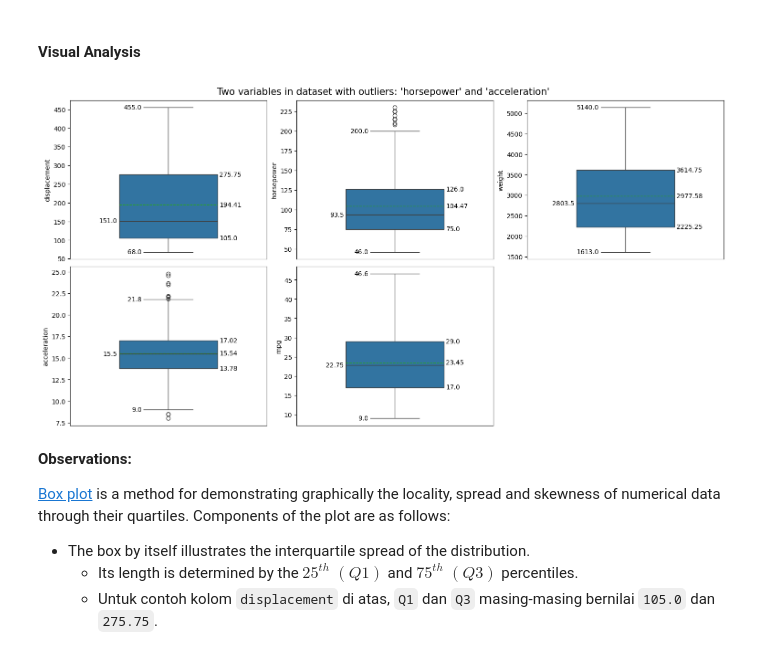
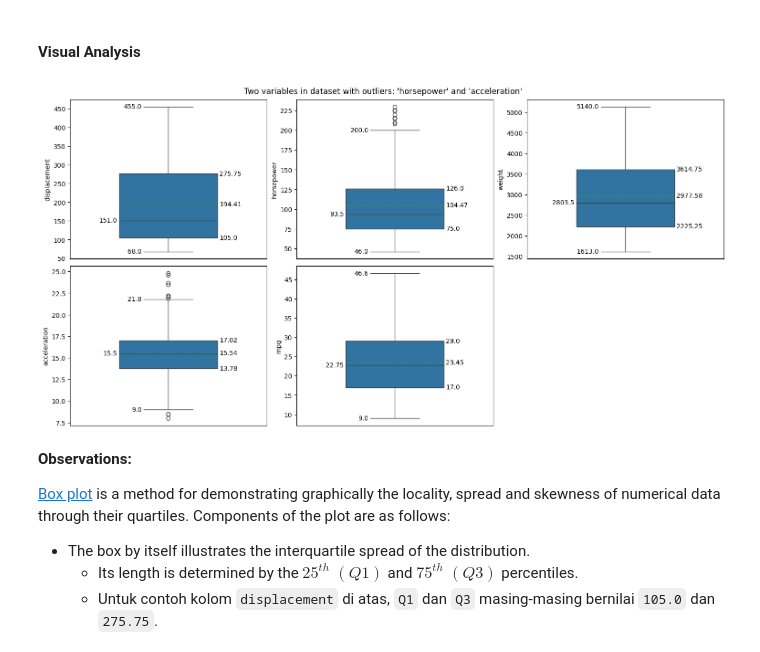
Before and after one commit to garudapaksi-yusuf/Auto_MPG_Prediction, a Jupyter notebook: notebook/__2_data_analysis.ipynb, the cells around one changed output. Saved outputs shown, nothing was run; the diff lists cells and outputs as text; code cells hidden in the pictures.

```diff
--- a/notebook/__2_data_analysis.ipynb
+++ b/notebook/__2_data_analysis.ipynb
@@ -98,41 +98,41 @@ plt.figure(
 )
 plt.suptitle(
     t="Two variables in dataset with outliers: 'horsepower' and 'acceleration'",
-    size=15
+    size=12.5
 )
 
 # create boxplot for each numerical columns
 for count, column in enumerate(iterable=data_numerical):
     plt.subplot(2, 3, count + 1)
     boxplot = sns.boxplot(
         data=data,
         y=column,
         width=0.5,
         showmeans=True,
         meanline=True
     )
     boxplot.set_xticks(ticks=list())
 
     # adding boxplot elements
     x_Q1, y_Q1 = boxplot.get_lines()[0].get_xydata()[0]
     boxplot.text(x=x_Q1 + 0.26, y=y_Q1, s=round(number=y_Q1, ndigits=2), verticalalignment='center', horizontalalignment='left')
 
     x_Q3, y_Q3 = boxplot.get_lines()[1].get_xydata()[0]
     boxplot.text(x=x_Q3 + 0.26, y=y_Q3, s=round(number=y_Q3, ndigits=2), verticalalignment='center', horizontalalignment='left')
 
     x_lower_bound, y_lower_bound = boxplot.get_lines()[2].get_xydata()[0]
     boxplot.text(x=x_lower_bound - 0.01, y=y_lower_bound, s=round(y_lower_bound, 2), verticalalignment='center', horizontalalignment='right')
 
     x_upper_bound, y_upper_bound = boxplot.get_lines()[3].get_xydata()[0]
     boxplot.text(x=x_upper_bound - 0.01, y=y_upper_bound, s=round(y_upper_bound, 2), verticalalignment='center', horizontalalignment='right')
 
     x_median, y_median = boxplot.get_lines()[4].get_xydata()[0]
     boxplot.text(x=x_median - 0.01, y=y_median, s=round(number=y_median, ndigits=2), verticalalignment='center', horizontalalignment='right')
 
     x_mean, y_mean = boxplot.get_lines()[5].get_xydata()[0]
     boxplot.text(x=x_mean + 0.51, y=y_mean, s=round(number=y_mean, ndigits=2), verticalalignment='center', horizontalalignment='left')
 # %% [output]
-[figure, old version]
+[figure, new version]
 # %% [markdown]
 **Observations:**
 
```
Also changed, not shown: parts of 6 cells of this notebook.
